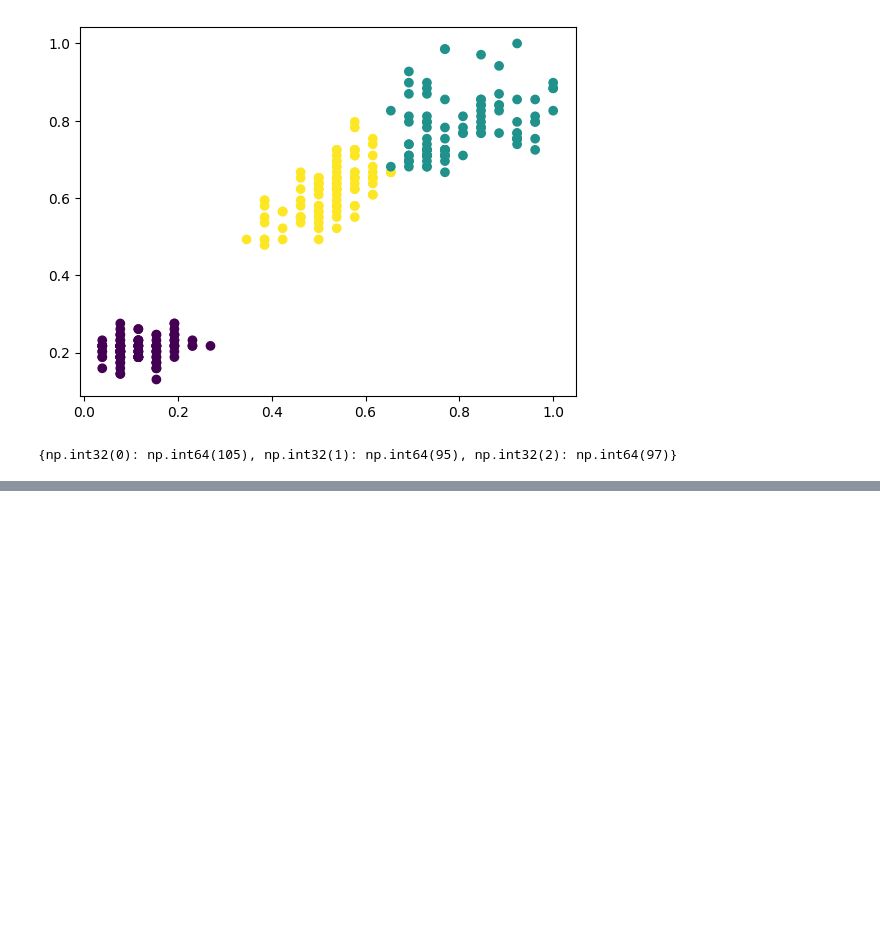
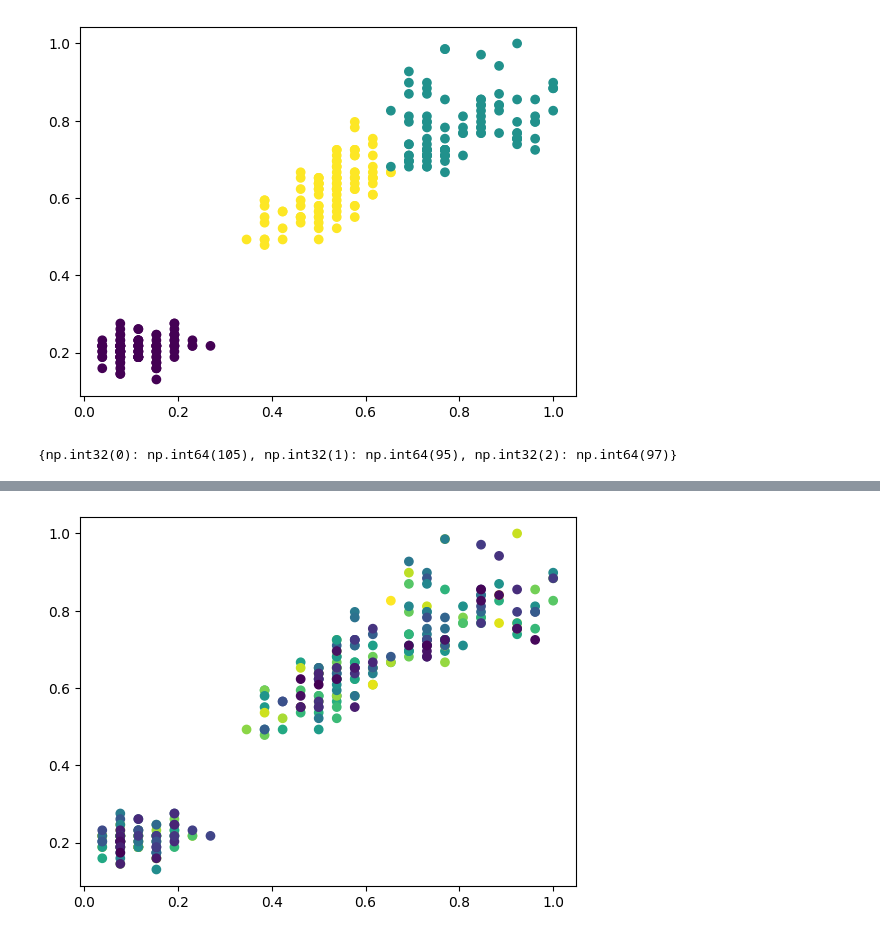
Before and after one commit to otha4350/datamining, a Jupyter notebook: assignment 3/main.ipynb, the cells around one changed output, grey strips where cells are left out. Cells and saved outputs as stored; diff of their text form; code cells hidden in the pictures; blank space fills up the shorter version.

```diff
--- a/assignment 3/main.ipynb
+++ b/assignment 3/main.ipynb
@@ -137,0 +145,11 @@ k=10, score: 1.0334558154165334
+# %%
+from sklearn.cluster import AgglomerativeClustering
+from scipy.cluster.hierarchy import dendrogram
+
+agg = AgglomerativeClustering(n_clusters=None, distance_threshold=0, linkage="average")
+agg.fit(workingData)
+
+plt.scatter(workingData["sw"], workingData["sl"], c=agg.labels_, cmap='viridis')
+plt.show()
+# %% [output]
+[figure, added]
```
Also changed, not shown: parts of 4 cells of this notebook, 1 other file.
